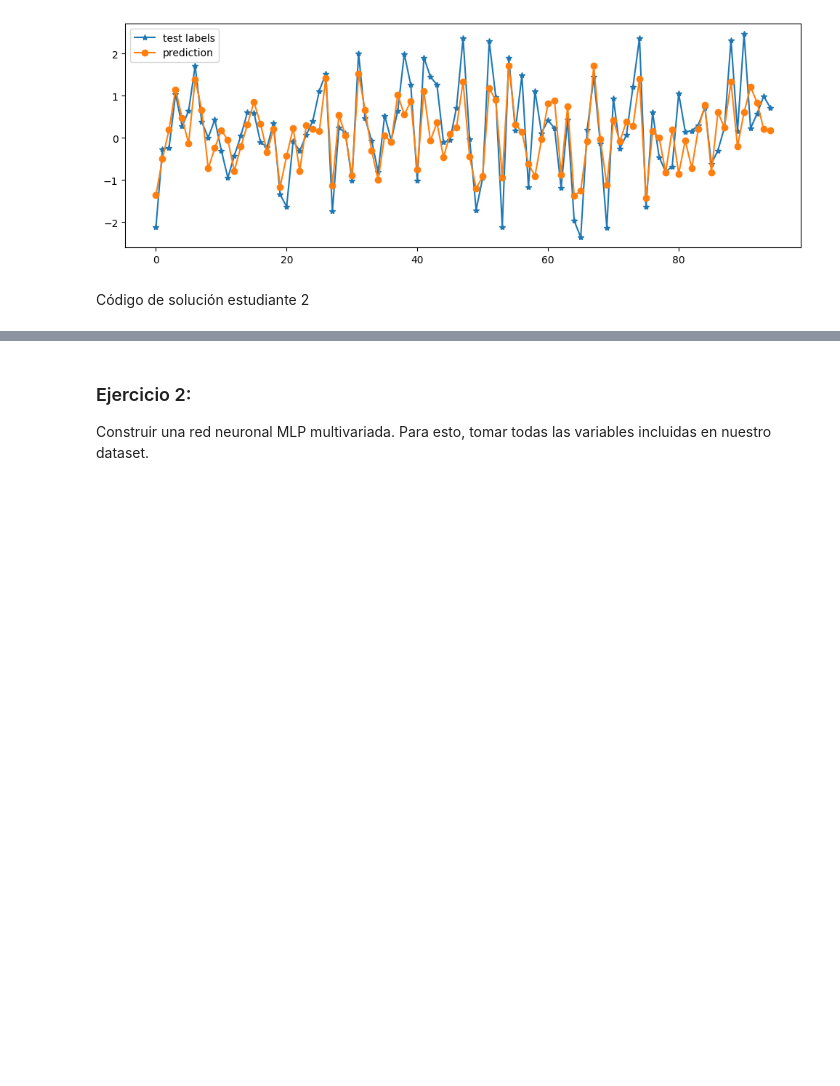
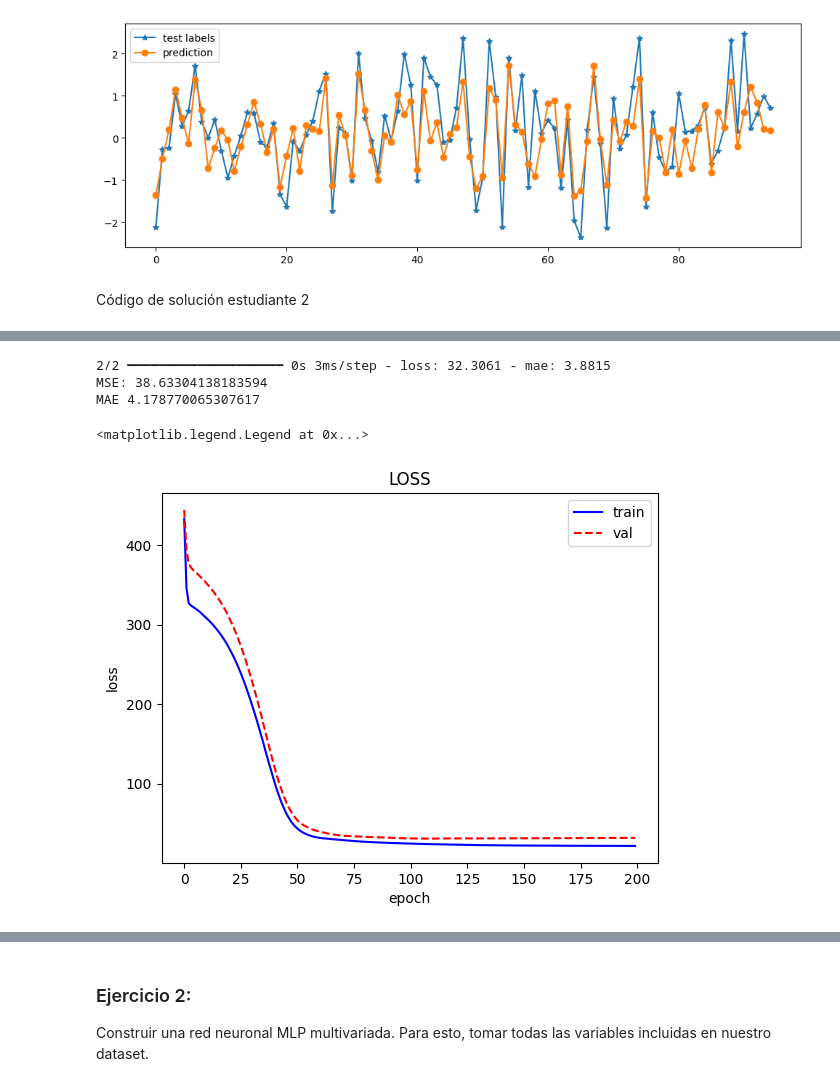
Before and after one commit to xagallegos/ProyectoConjunto_XGallegos_SDDue-as, a Jupyter notebook: Tarea4.ipynb, the cells around one changed output, grey strips where cells are left out. Drawn from its saved outputs; the diff is of its cells as text; code cells hidden in the pictures; blank space fills up the shorter version.

```diff
--- a/Tarea4.ipynb
+++ b/Tarea4.ipynb
@@ -358,0 +365,4 @@ Código de solución estudiante 2
+# %%
+# Obviar la columna -2 por que considera una variable de poco interés
+x_train = np.delete(x_train, -2, axis=1)
+x_test = np.delete(x_test, -2, axis=1)
@@ -358,0 +424,17 @@ Código de solución estudiante 2
+# %%
+from sklearn.model_selection import train_test_split
+# Dividir los datos en conjuntos de entrenamiento, validación y prueba
+x_train, x_temp, y_train, y_temp = train_test_split(data['LSTAT'].values.reshape(-1, 1), data['MEDV'].values, test_size=0.2, random_state=42)
+x_val, x_test, y_val, y_test = train_test_split(x_temp, y_temp, test_size=0.5, random_state=42)
+# %%
+# Poner una semilla para replicar resultados
+tf.random.set_seed(123)
+
+# Definir la arquitectura de la red neuronal
+model = keras.Sequential([
+    keras.layers.Dense(64, activation='relu', input_shape=(x_train.shape[1],)),
+    keras.layers.Dense(64, activation='relu'),
+    keras.layers.Dense(1)
+])
+
+model.summary()
@@ -358,0 +455,34 @@ Código de solución estudiante 2
+# %%
+# Compilar el modelo
+model.compile(optimizer='rmsprop', loss='mse', metrics=['mae'])
+
+# Entrenar el modelo
+# argumentos: validation_split, shuffle, epochs, verbose
+model_fit = model.fit(
+    x_train, y_train,
+    validation_split=0.2,
+    shuffle=False,
+    epochs=200,
+    batch_size=32,
+    verbose=0
+)
+# %%
+# Evaluar el modelo en el conjunto de prueba
+test_mse_score, test_mae_score = model.evaluate(x_test, y_test)
+print('MSE:', test_mse_score)
+print('MAE', test_mae_score)
+# %% [output]
+2/2 ━━━━━━━━━━━━━━━━━━━━ 0s 3ms/step - loss: 32.3061 - mae: 3.8815
+MSE: 38.63304138183594
+MAE 4.178770065307617
+# %%
+# Graficar el loss del conjunto de entrenamiento y de validación
+plt.plot(model_fit.history['loss'], 'b', label='train')
+plt.plot(model_fit.history['val_loss'], 'r--', label='val')
+plt.ylabel('loss')
+plt.xlabel('epoch')
+plt.title("LOSS")
+plt.legend()
+# %% [output]
+<matplotlib.legend.Legend at 0x...>
+[figure, added]
```
Also changed, not shown: parts of 46 cells of this notebook.
